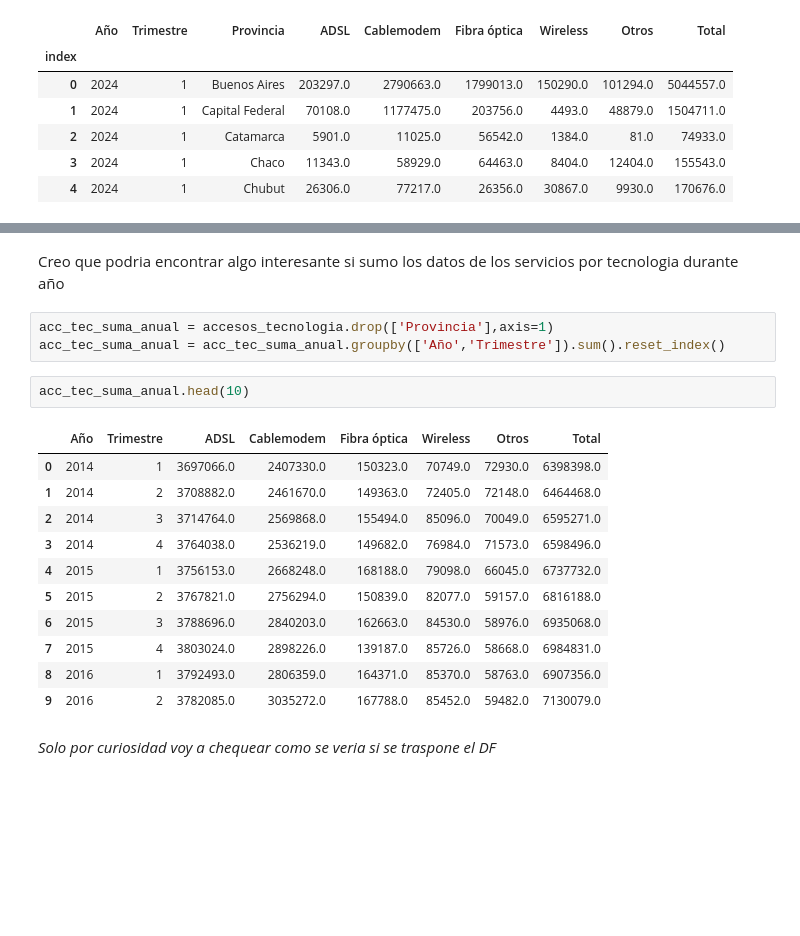
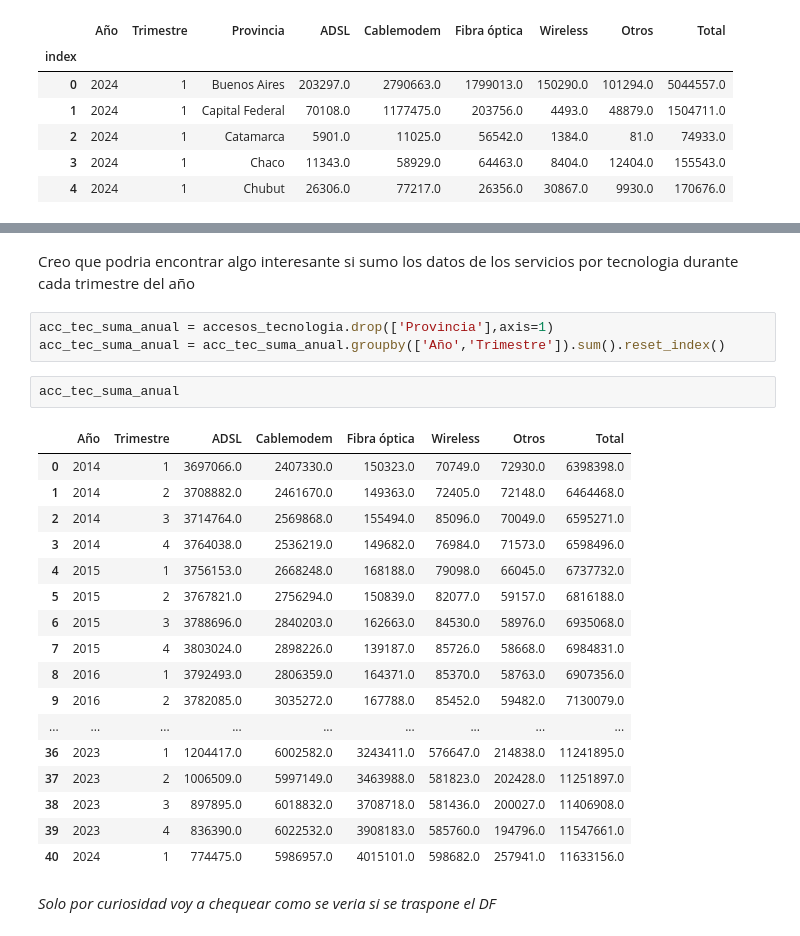
Before and after one commit to matiasbarriosled/PiDa, a Jupyter notebook: eda/eda.ipynb, the cells around one changed output, grey strips where cells are left out. Saved outputs shown, nothing was run; the diff lists cells and outputs as text; blank space fills up the shorter version.

```diff
--- a/eda/eda.ipynb
+++ b/eda/eda.ipynb
@@ -132,22 +295,28 @@ accesos_tecnologia.head()
 # %% [markdown]
-Creo que podria encontrar algo interesante si sumo los datos de los servicios por tecnologia durante año
+Creo que podria encontrar algo interesante si sumo los datos de los servicios por tecnologia durante cada trimestre del año
 # %%
 acc_tec_suma_anual = accesos_tecnologia.drop(['Provincia'],axis=1)
 acc_tec_suma_anual = acc_tec_suma_anual.groupby(['Año','Trimestre']).sum().reset_index()
 # %%
-acc_tec_suma_anual.head(10)
+acc_tec_suma_anual
 # %% [output]
 |  | Año | Trimestre | ADSL | Cablemodem | Fibra óptica | Wireless | Otros | Total |
 | 0 | 2014 | 1 | 3697066.0 | 2407330.0 | 150323.0 | 70749.0 | 72930.0 | 6398398.0 |
 | 1 | 2014 | 2 | 3708882.0 | 2461670.0 | 149363.0 | 72405.0 | 72148.0 | 6464468.0 |
 | 2 | 2014 | 3 | 3714764.0 | 2569868.0 | 155494.0 | 85096.0 | 70049.0 | 6595271.0 |
 | 3 | 2014 | 4 | 3764038.0 | 2536219.0 | 149682.0 | 76984.0 | 71573.0 | 6598496.0 |
 | 4 | 2015 | 1 | 3756153.0 | 2668248.0 | 168188.0 | 79098.0 | 66045.0 | 6737732.0 |
 | 5 | 2015 | 2 | 3767821.0 | 2756294.0 | 150839.0 | 82077.0 | 59157.0 | 6816188.0 |
 | 6 | 2015 | 3 | 3788696.0 | 2840203.0 | 162663.0 | 84530.0 | 58976.0 | 6935068.0 |
 | 7 | 2015 | 4 | 3803024.0 | 2898226.0 | 139187.0 | 85726.0 | 58668.0 | 6984831.0 |
 | 8 | 2016 | 1 | 3792493.0 | 2806359.0 | 164371.0 | 85370.0 | 58763.0 | 6907356.0 |
 | 9 | 2016 | 2 | 3782085.0 | 3035272.0 | 167788.0 | 85452.0 | 59482.0 | 7130079.0 |
+| ... | ... | ... | ... | ... | ... | ... | ... | ... |
+| 36 | 2023 | 1 | 1204417.0 | 6002582.0 | 3243411.0 | 576647.0 | 214838.0 | 11241895.0 |
+| 37 | 2023 | 2 | 1006509.0 | 5997149.0 | 3463988.0 | 581823.0 | 202428.0 | 11251897.0 |
+| 38 | 2023 | 3 | 897895.0 | 6018832.0 | 3708718.0 | 581436.0 | 200027.0 | 11406908.0 |
+| 39 | 2023 | 4 | 836390.0 | 6022532.0 | 3908183.0 | 585760.0 | 194796.0 | 11547661.0 |
+| 40 | 2024 | 1 | 774475.0 | 5986957.0 | 4015101.0 | 598682.0 | 257941.0 | 11633156.0 |
 # %% [markdown]
 *Solo por curiosidad voy a chequear como se veria si se traspone el DF*
 # %%
```
Also changed, not shown: parts of 42 cells of this notebook, 11 other files.
